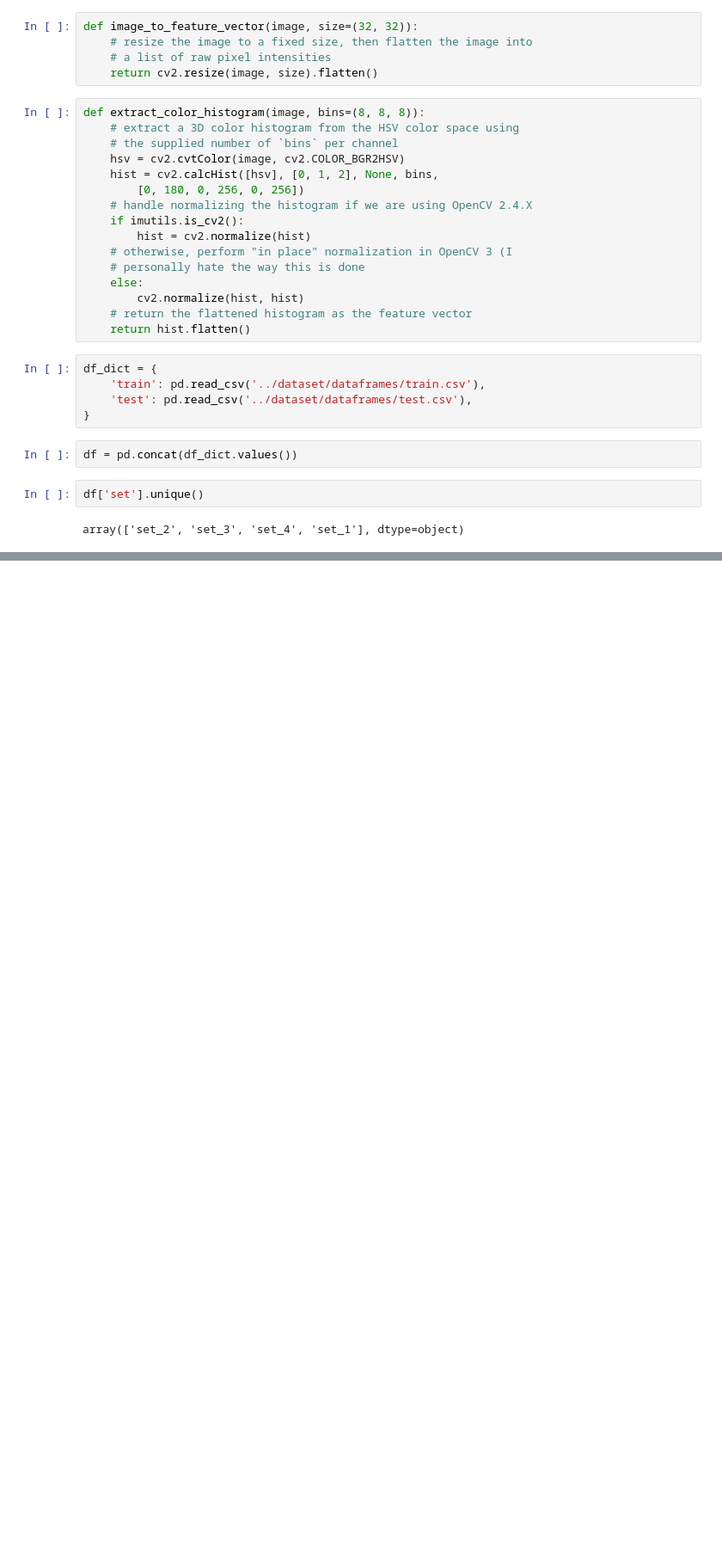
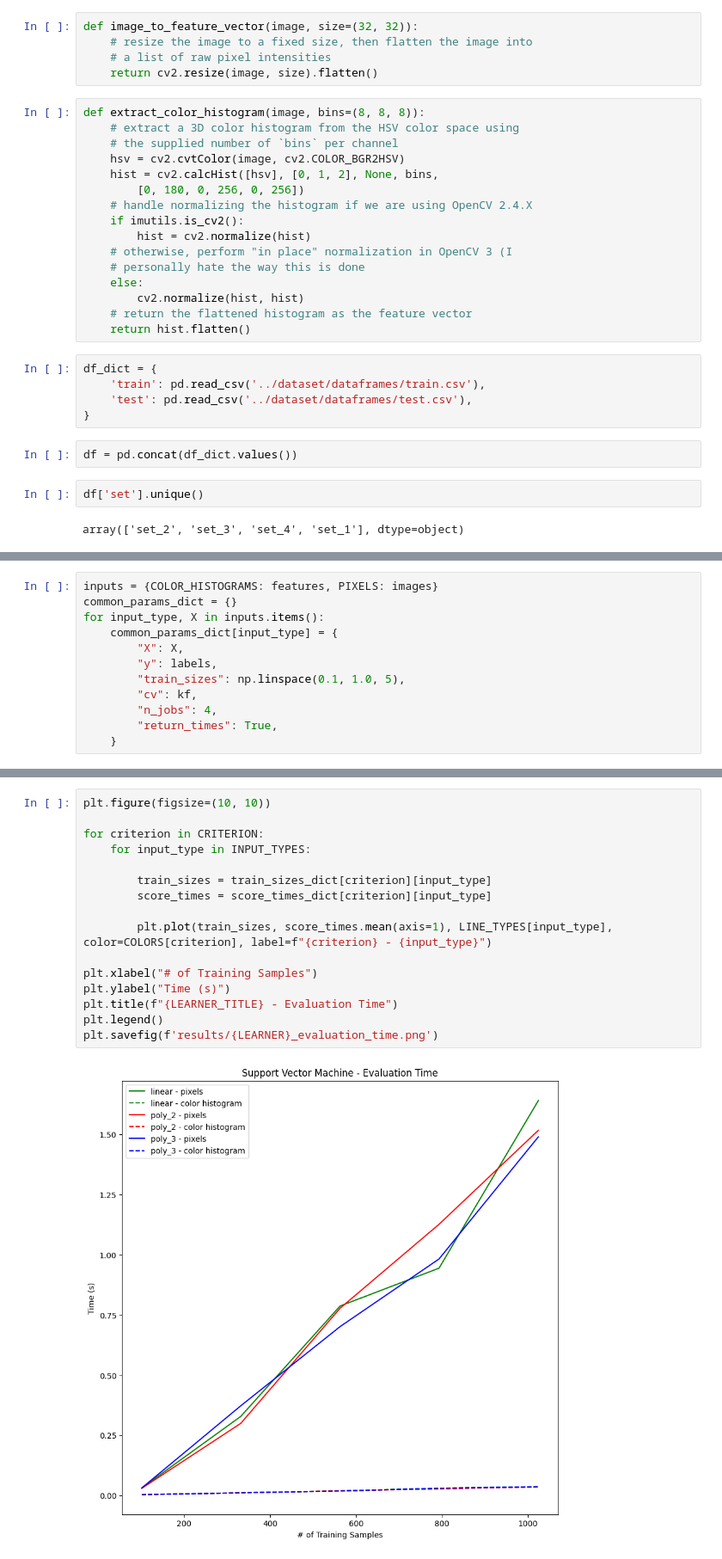
Before and after one commit to steviedale/chess_vision, a Jupyter notebook: svm/svm.ipynb, the cells around one changed output, grey strips where cells are left out. Shown at 86% size. Drawn from its saved outputs; the diff is of its cells as text; blank space fills up the shorter version.

```diff
--- a/svm/svm.ipynb
+++ b/svm/svm.ipynb
@@ -209,0 +110,12 @@ kernel: poly_3
+# %%
+inputs = {COLOR_HISTOGRAMS: features, PIXELS: images}
+common_params_dict = {}
+for input_type, X in inputs.items():
+    common_params_dict[input_type] = {
+        "X": X,
+        "y": labels,
+        "train_sizes": np.linspace(0.1, 1.0, 5),
+        "cv": kf,
+        "n_jobs": 4,
+        "return_times": True,
+    }
@@ -209,0 +207,18 @@ kernel: poly_3
+# %%
+plt.figure(figsize=(10, 10))
+
+for criterion in CRITERION:
+    for input_type in INPUT_TYPES:
+
+        train_sizes = train_sizes_dict[criterion][input_type]
+        score_times = score_times_dict[criterion][input_type]
+
+        plt.plot(train_sizes, score_times.mean(axis=1), LINE_TYPES[input_type], color=COLORS[criterion], label=f"{criterion} - {input_type}")
+
+plt.xlabel("# of Training Samples")
+plt.ylabel("Time (s)")
+plt.title(f"{LEARNER_TITLE} - Evaluation Time")
+plt.legend()
+plt.savefig(f'results/{LEARNER}_evaluation_time.png')
+# %% [output]
+[figure, added]
```
Also changed, not shown: parts of 13 cells of this notebook, 54 other files.
